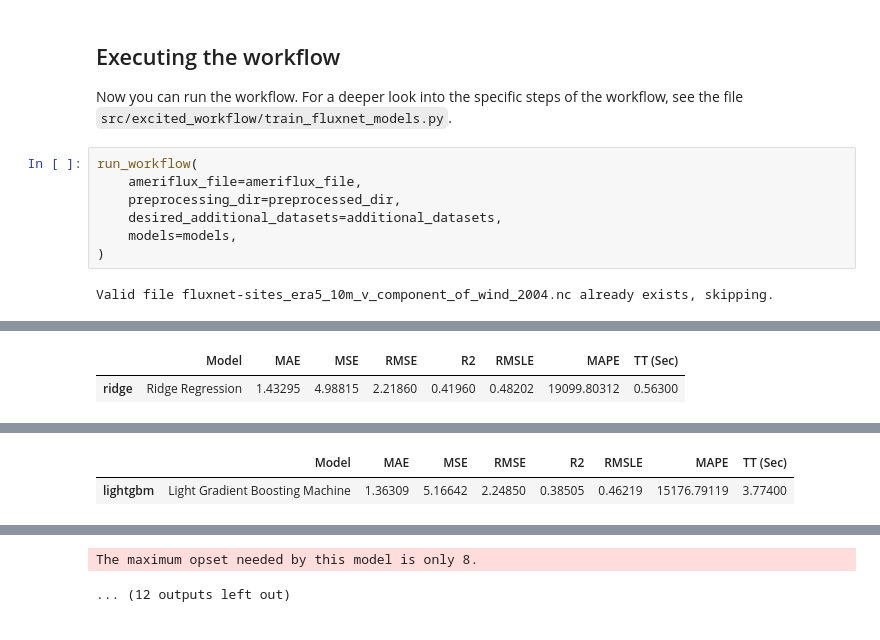
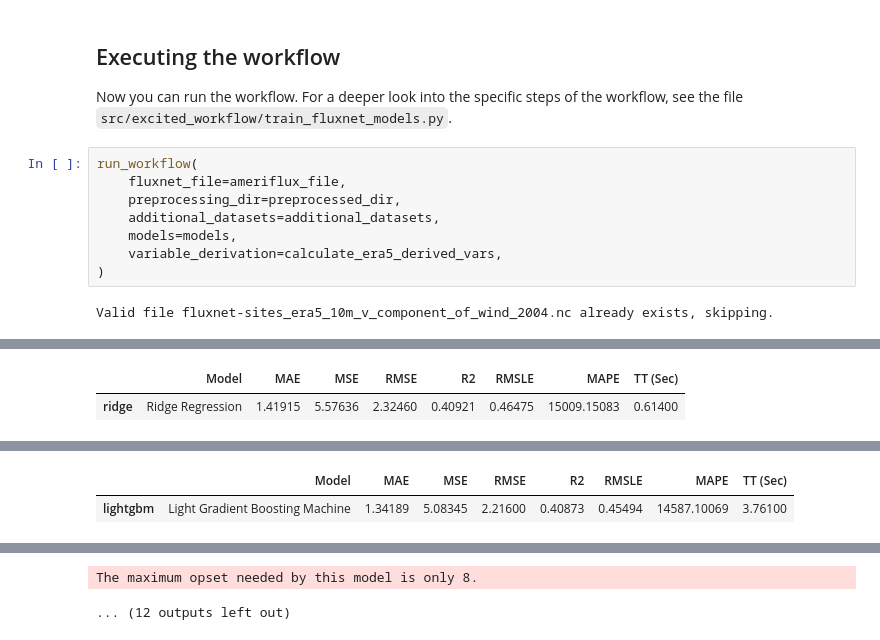
Before and after one commit to EXCITED-CO2/excited-workflow, a Jupyter notebook: train_fluxnet_models.ipynb, the cells around one changed output, grey strips where cells are left out. Drawn from its saved outputs; the diff is of its cells as text.

Commit message:
Make derived variables input to workflow

```diff
--- a/train_fluxnet_models.ipynb
+++ b/train_fluxnet_models.ipynb
@@ -135,16 +140,17 @@ models = [
 Now you can run the workflow. For a deeper look into the specific steps of the workflow, see the file `src/excited_workflow/train_fluxnet_models.py`.
 # %%
 run_workflow(
-    ameriflux_file=ameriflux_file,
+    fluxnet_file=ameriflux_file,
     preprocessing_dir=preprocessed_dir,
-    desired_additional_datasets=additional_datasets,
+    additional_datasets=additional_datasets,
     models=models,
+    variable_derivation=calculate_era5_derived_vars,
 )
 # %% [output]
 Valid file fluxnet-sites_era5_10m_v_component_of_wind_2004.nc already exists, skipping.
 [interactive output not drawn]
 |  | Model | MAE | MSE | RMSE | R2 | RMSLE | MAPE | TT (Sec) |
-| ridge | Ridge Regression | 1.43295 | 4.98815 | 2.21860 | 0.41960 | 0.48202 | 19099.80312 | 0.56300 |
+| ridge | Ridge Regression | 1.41915 | 5.57636 | 2.32460 | 0.40921 | 0.46475 | 15009.15083 | 0.61400 |
 [interactive output not drawn]
 [interactive output not drawn]
 [interactive output not drawn]
@@ -152,7 +158,7 @@ Valid file fluxnet-sites_era5_10m_v_component_of_wind_2004.nc already exists, sk
 [interactive output not drawn]
 [interactive output not drawn]
 |  | Model | MAE | MSE | RMSE | R2 | RMSLE | MAPE | TT (Sec) |
-| lightgbm | Light Gradient Boosting Machine | 1.36309 | 5.16642 | 2.24850 | 0.38505 | 0.46219 | 15176.79119 | 3.77400 |
+| lightgbm | Light Gradient Boosting Machine | 1.34189 | 5.08345 | 2.21600 | 0.40873 | 0.45494 | 14587.10069 | 3.76100 |
 [interactive output not drawn]
 The maximum opset needed by this model is only 8.
 ... (12 outputs left out)
```
Also changed, not shown: parts of 3 cells of this notebook, 1 other file.
